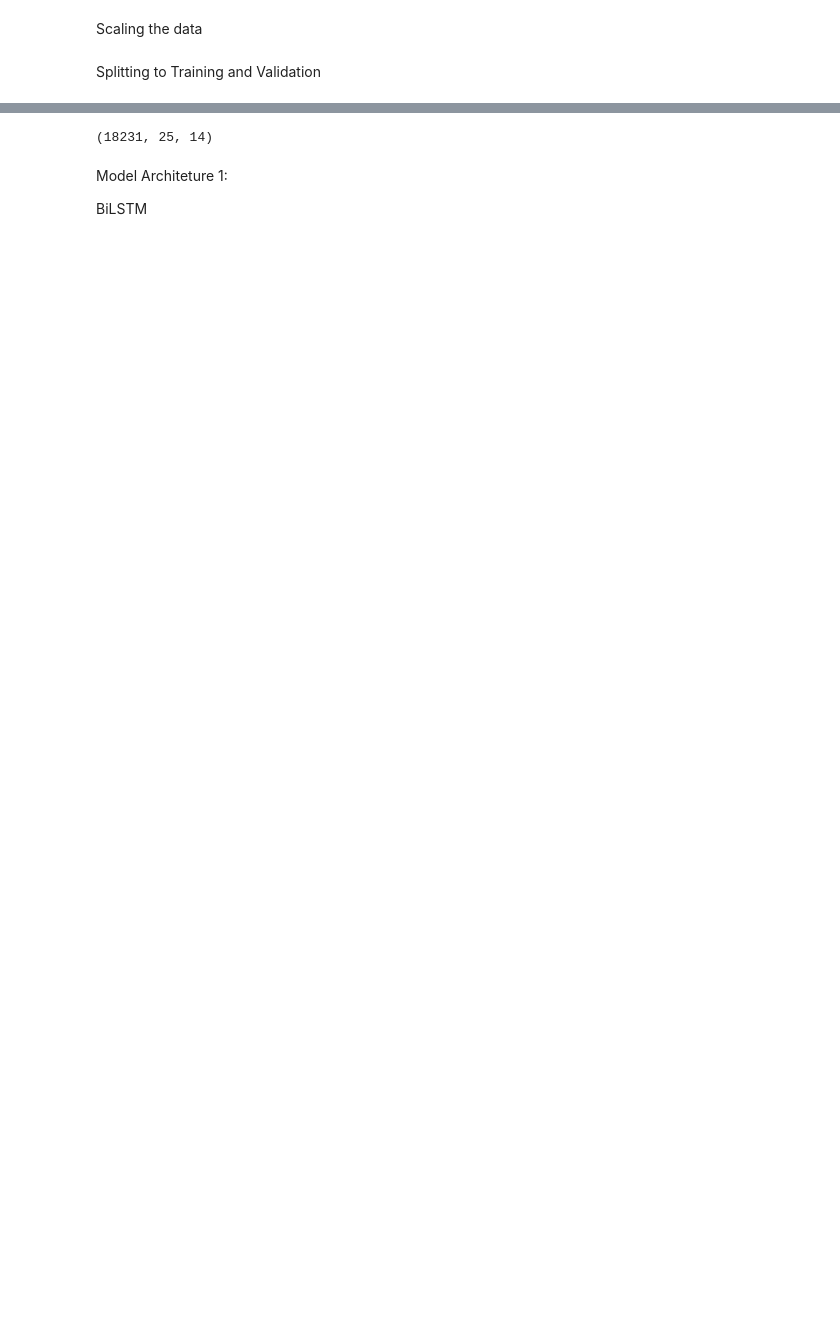
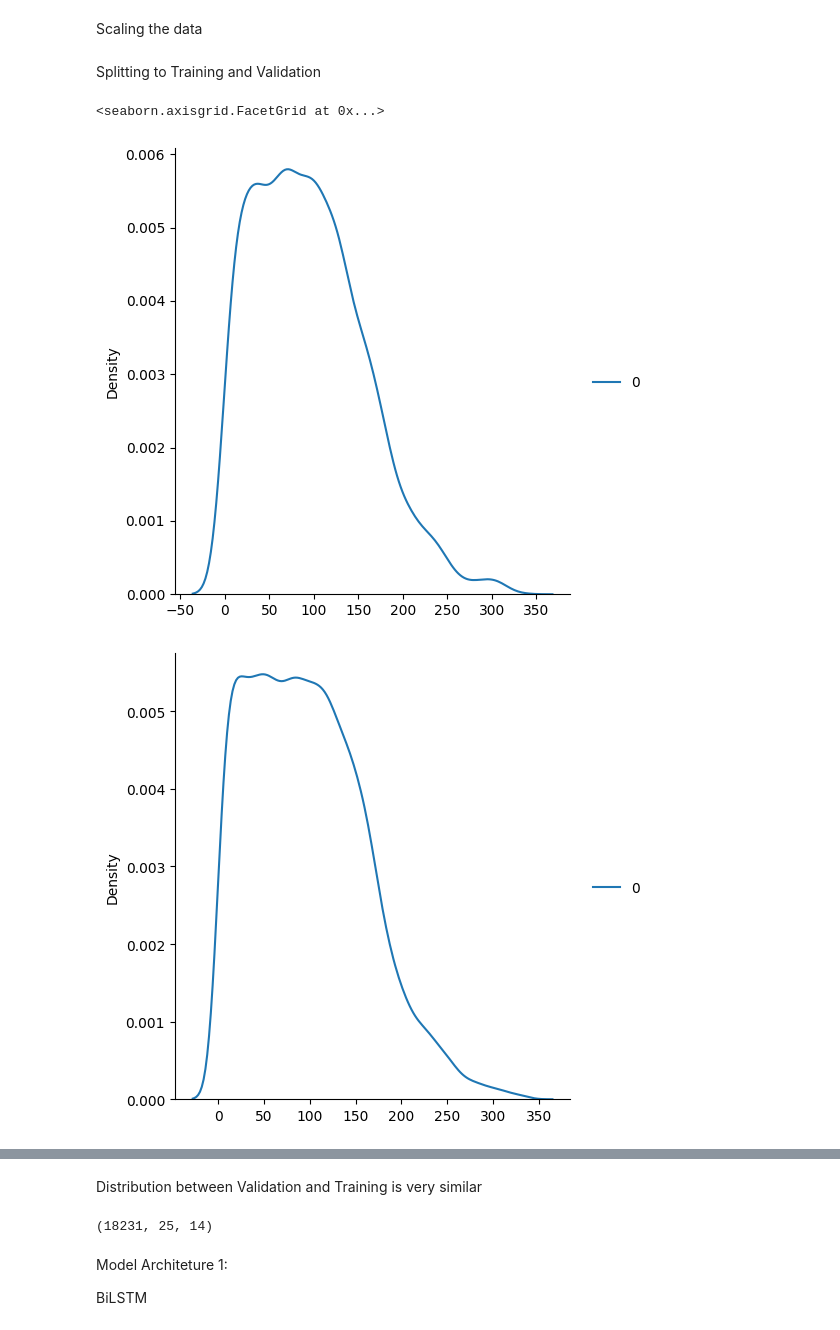
Before and after one commit to Pasindu19970808/RemainingUsefulLifePrediction, a Jupyter notebook: RUL_Prediction.ipynb, the cells around one changed output, grey strips where cells are left out. Cells and saved outputs as stored; diff of their text form; code cells hidden in the pictures; blank space fills up the shorter version.

```diff
--- a/RUL_Prediction.ipynb
+++ b/RUL_Prediction.ipynb
@@ -19,7 +22,9 @@ from sklearn.preprocessing import StandardScaler
 device = torch.device('cuda' if torch.cuda.is_available() else 'cpu')
 # %%
 configs = {
-    'Data Path' : r'/content/drive/My Drive/Colab Notebooks/RUL Prediction/CMaps'
+    'Data Path' : r'/content/drive/My Drive/Colab Notebooks/RUL Prediction/CMaps',
+    'Model Path' : r'/content/drive/My Drive/Colab Notebooks/RUL Prediction/Models'
+    # 'Test Data Path' :
 }
 # %%
 # re_rul = re.compile(r'RUL_FD(\w+){3}\.txt')
@@ -134,6 +162,19 @@ for key,data in train_data.items():
   x,y = get_unit_data_split(data,window_length,shift)
   concat_list.append(x)
   concat_list_targets.append(y)
+# %%
+window_length = 25
+test_data_raw = create_data_dictionary(test_files,col_names,cols_to_drop)
+engine_names = list(set([i.stem.split("_")[1] for i in test_files]))
+concat_list_test = []
+concat_list_test_targets = []
+test_data = {}
+test_data_targets = {}
+for engine_name in engine_names:
+  file = [i for i in test_RUL if engine_name in i.stem][0]
+  test_data_targets[engine_name] = get_test_targets(file)
+  key_names = [i for i in list(test_data_raw.keys()) if engine_name in i]
+  test_data[engine_name] = get_data_split_test(test_data_raw,window_length,key_names)
 # %%
 complete_ds_before_scaling = np.concatenate(concat_list,axis = 0)
 complete_ds_targets = np.concatenate(concat_list_targets)
@@ -140 +183,5 @@ complete_ds_targets = np.concatenate(concat_list_targets)
+# %%
+concat_list_test = [np.reshape(j,newshape = (j.shape[0]*j.shape[1],j.shape[2])) for i,j in test_data.items()]
+complete_test_ds_before_scaling = np.concatenate(concat_list_test,axis = 0)
+complete_test_ds_targets = test_data_targets['FD001']
 # %%
@@ -161,3 +214,15 @@ train_Y = complete_ds_targets[train_X_idx]
 
 val_X = complete_ds[val_X_idx,:,:]
 val_Y = complete_ds_targets[val_X_idx]
+
+test_X = complete_test_ds
+test_Y = complete_test_ds_targets
+# %%
+# fig,ax = plt.subplots(1,1,figsize = (10,10))
+sns.displot(val_Y,kind = 'kde')
+sns.displot(train_Y,kind = 'kde')
+sns.displot(test_Y,kind = 'kde')
+# %% [output]
+<seaborn.axisgrid.FacetGrid at 0x...>
+[figure, added]
+[figure, added]
@@ -164,3 +230,5 @@ val_Y = complete_ds_targets[val_X_idx]
+# %% [markdown]
+Distribution between Validation and Training is very similar
 # %%
 class EngineDataset(Dataset):
   def __init__(self,X,y):
```
Also changed, not shown: parts of 50 cells of this notebook.
